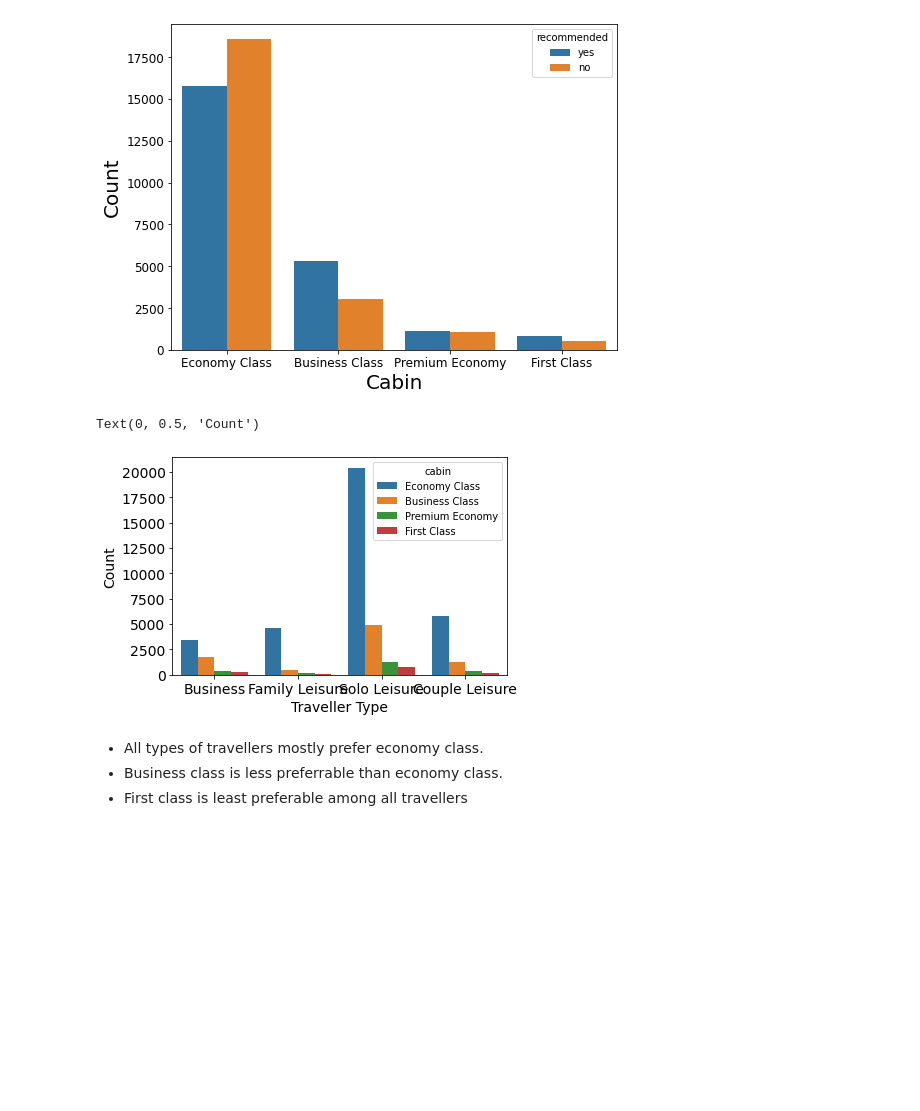
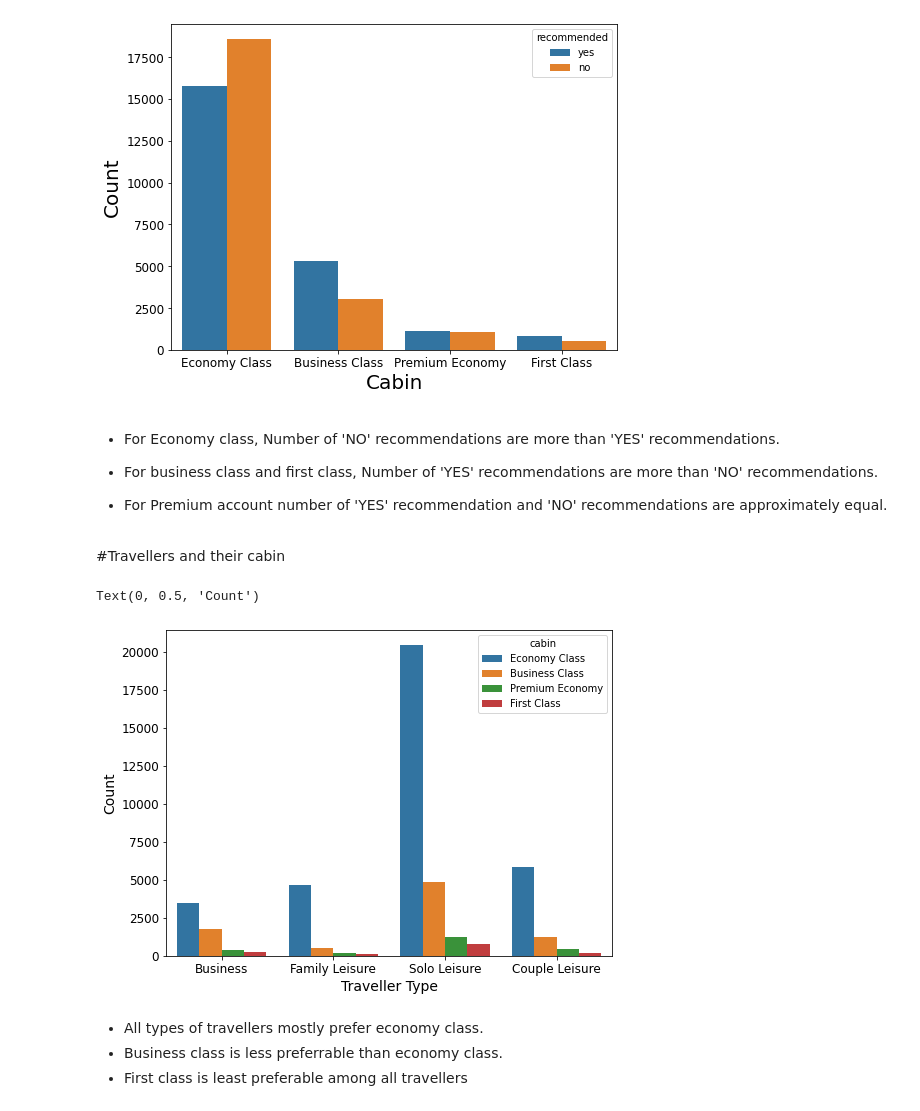
Before and after one commit to Zeeshan00789/Airline-Passenger-Referral-Prediction, a Jupyter notebook: Airline_Passenger_Referral_Prediction.ipynb, the cells around one changed output. Cells and saved outputs as stored; diff of their text form; code cells hidden in the pictures; blank space fills up the shorter version.

```diff
--- a/Airline_Passenger_Referral_Prediction.ipynb
+++ b/Airline_Passenger_Referral_Prediction.ipynb
@@ -378,18 +446,30 @@ plt.ylabel('Count', fontsize= 20)
 # %% [output]
 Text(0, 0.5, 'Count')
 [figure]
+# %% [markdown]
+* For Economy class, Number of 'NO' recommendations are more than 'YES' recommendations.
+* For business class and first class, Number of 'YES' recommendations are more than 'NO' recommendations.
+
+* For Premium account number of 'YES' recommendation and 'NO' recommendations are approximately equal.
+# %% [markdown]
+#Travellers and their cabin
 # %%
+#figure size
+plt.figure(figsize=(8,6))
+
 #plot of traveller_type and cabin
 sns.countplot(x='traveller_type', hue='cabin', data=df)
+
 #Fontsize
-plt.xticks(fontsize=14)
-plt.yticks(fontsize=14)
+plt.xticks(fontsize=12)
+plt.yticks(fontsize=12)
+
 #Labels
 plt.xlabel('Traveller Type', fontsize= 14)
 plt.ylabel('Count', fontsize= 14)
 # %% [output]
 Text(0, 0.5, 'Count')
-[figure, old version]
+[figure, new version]
 # %% [markdown]
 * All types of travellers mostly prefer economy class.
 * Business class is less preferrable than economy class.
```
Also changed, not shown: parts of 115 cells of this notebook.
